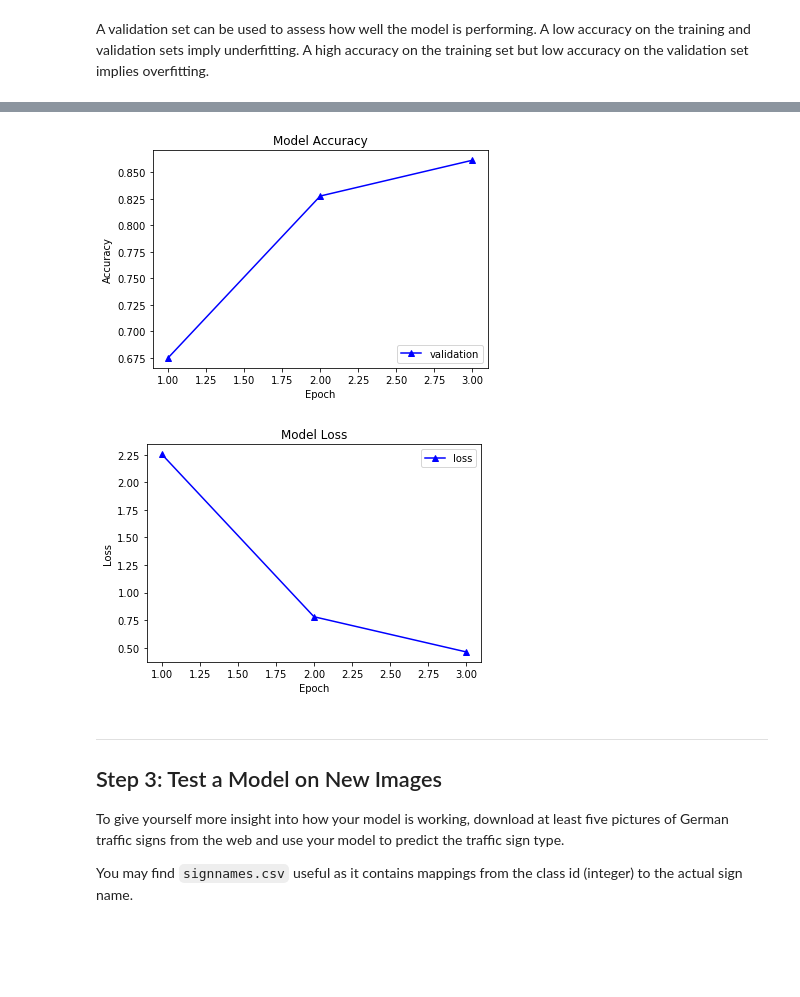
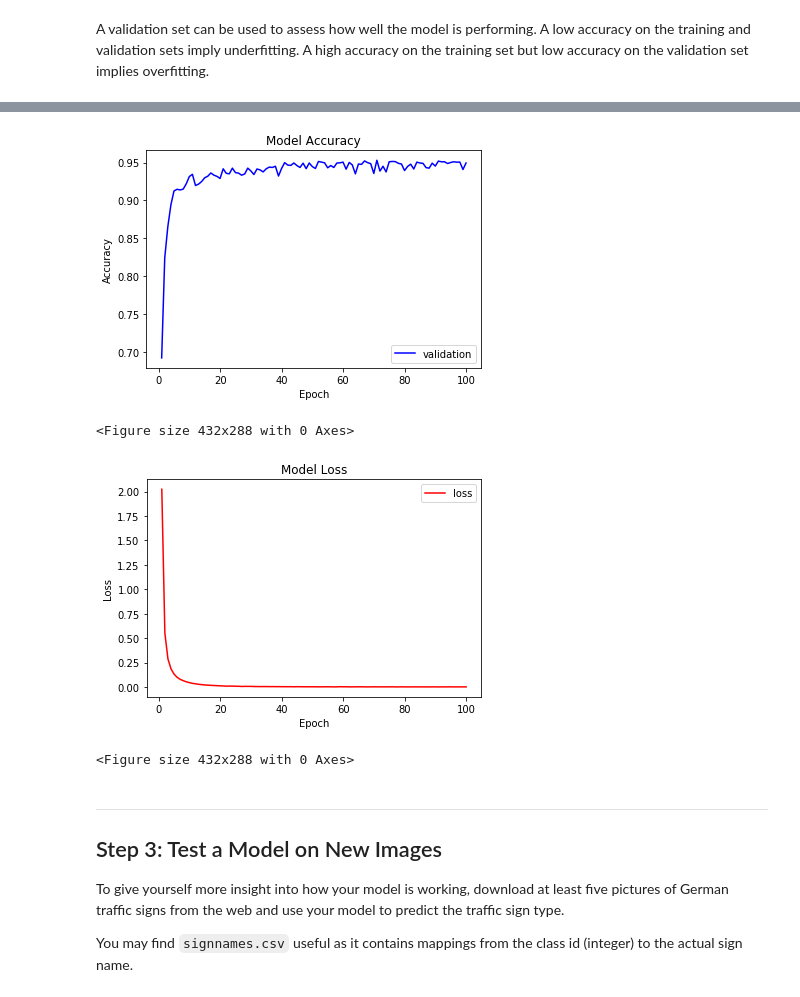
Before and after one commit to bkaewell/self-driving-car, a Jupyter notebook: P2-traffic-sign-classifier/Traffic_Sign_Classifier.ipynb, the cells around one changed output, grey strips where cells are left out. Saved outputs shown, nothing was run; the diff lists cells and outputs as text; code cells hidden in the pictures; blank space fills up the shorter version.

```diff
--- a/P2-traffic-sign-classifier/Traffic_Sign_Classifier.ipynb
+++ b/P2-traffic-sign-classifier/Traffic_Sign_Classifier.ipynb
@@ -254,7 +259,7 @@ Finished preprocessing the data set.
 from tensorflow.contrib.layers import flatten
 import tensorflow as tf
 
-EPOCHS = 3
+EPOCHS = 100
 BATCH_SIZE = 100
 
 def LeNet(x, dropout):
@@ -270,7 +275,7 @@ def LeNet(x, dropout):
 
     # Activation w/ dropout.
     conv1 = tf.nn.relu(conv1)
-    conv1 = tf.nn.dropout(conv1, dropout)
+    #conv1 = tf.nn.dropout(conv1, dropout)
 
     # Max Pooling.
     # Input = 28x28x6. Output = 14x14x6.
@@ -284,7 +289,7 @@ def LeNet(x, dropout):
 
     # Activation w/ dropout.
     conv2 = tf.nn.relu(conv2)
-    conv2 = tf.nn.dropout(conv2, dropout)
+    #conv2 = tf.nn.dropout(conv2, dropout)
 
     # Max Pooling.
     # Input = 10x10x16. Output = 5x5x16.
@@ -336,7 +341,8 @@ sets imply underfitting. A high accuracy on the training set but low accuracy on
 # Features & labels:
 # x is a placeholder for a batch of input images
 # y is a placeholder for a batch of output labels
-x = tf.placeholder(tf.float32, (None, 32, 32, 3))
+x = tf.placeholder(tf.float32, shape=[None, 32, 32, 3])
+
 y = tf.placeholder(tf.int32, (None))
 one_hot_y = tf.one_hot(y, n_classes)
 
@@ -418,27 +426,31 @@ Model saved
 # %%
     # Plot Model Accuracy
     x = np.linspace(1, EPOCHS, EPOCHS)
     y = np.array(validation_accuracy_list)
-    plt.plot(x, y, 'b^-', label='validation')
+    plt.plot(x, y, 'b-', label='validation')
     plt.xlabel('Epoch')
     plt.ylabel('Accuracy')
     plt.title('Model Accuracy')
     plt.legend(loc='lower right')
     plt.show()
+    plt.savefig('output/traffic_sign_model_accuracy.jpg', dpi=100)
 # %% [output]
-[figure, old version]
+[figure, new version]
+<Figure size 432x288 with 0 Axes>
 # %%
     # Plot Model Loss
     x = np.linspace(1, EPOCHS, EPOCHS)
     y = np.array(avg_loss_list)
-    plt.plot(x, y, 'b^-', label='loss')
+    plt.plot(x, y, 'r-', label='loss')
     plt.xlabel('Epoch')
     plt.ylabel('Loss')
     plt.title('Model Loss')
     plt.legend(loc='upper right')
     plt.show()
+    plt.savefig('output/traffic_sign_loss_accuracy.jpg', dpi=100)
 # %% [output]
-[figure, old version]
+[figure, new version]
+<Figure size 432x288 with 0 Axes>
 # %% [markdown]
 ---
 
```
Also changed, not shown: parts of 10 cells of this notebook, 1 other file.
